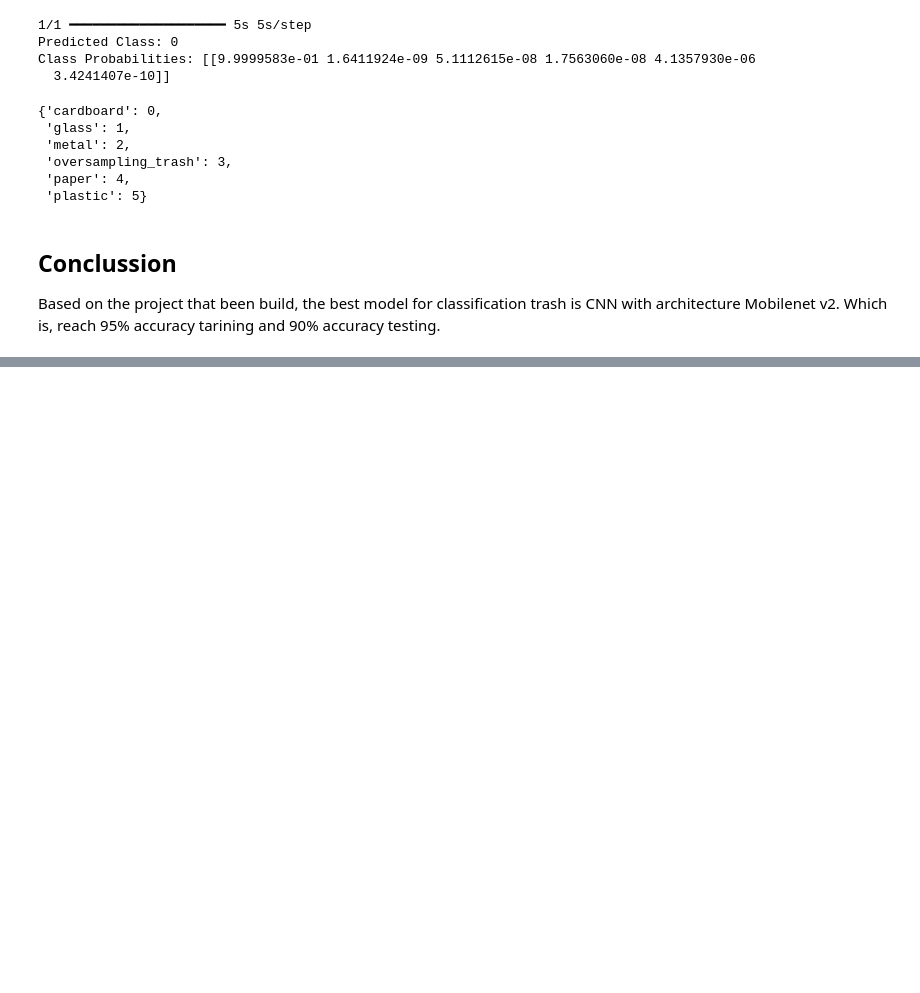
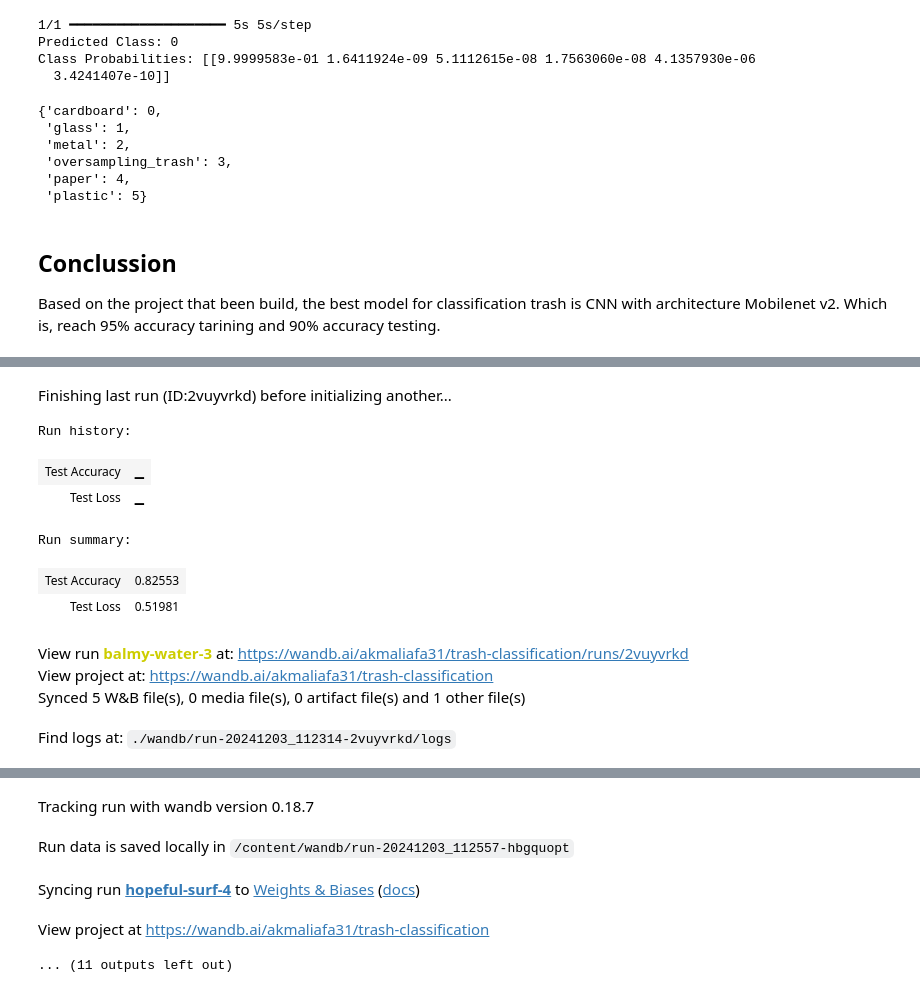
Before and after one commit to akmalia3/TRASH-CLASSIFICATION, a Jupyter notebook: Trash_Classification_CNN_Mobilenet_v2.ipynb, the cells around one changed output, grey strips where cells are left out. Drawn from its saved outputs; the diff is of its cells as text; code cells hidden in the pictures; blank space fills up the shorter version.

```diff
--- a/Trash_Classification_CNN_Mobilenet_v2.ipynb
+++ b/Trash_Classification_CNN_Mobilenet_v2.ipynb
@@ -967,0 +1000,58 @@ Based on the project that been build, the best model for classification trash is
+# %%
+import wandb
+from keras.models import load_model
+
+# Step 1: Initialize W&B
+wandb.init(
+    project="trash-classification",  # Replace with your project name
+    config={
+        "architecture": "CNN Mobilenetv2",
+        "dataset": "Trashnet",
+    }
+)
+
+# Step 2: Load the Pretrained Model
+model = load_model('/content/cnn_trash_classification_model.h5')  # Replace with your model file
+
+# Step 3: Evaluate the Model on Test Data
+test_loss, test_accuracy = model.evaluate(test_generator)
+
+# Step 4: Log Evaluation Metrics
+wandb.log({"Test Loss": test_loss, "Test Accuracy": test_accuracy})
+
+# Step 5: Log the Model Weights
+model.save('model_logged.h5')
+wandb.save('model_logged.h5')  # Save model to W&B
+
+# Step 6: [Optional] Log Predictions
+# Get the first 10 batches of data from the test_generator
+test_data = []
+test_labels = []
+for i in range(10):
+    batch_x, batch_y = test_generator.__next__()  # Get the next batch
+    test_data.extend(batch_x)
+    test_labels.extend(batch_y)
+
+test_data = np.array(test_data)
+test_labels = np.array(test_labels)
+
+# Predict on the extracted test data
+predictions = model.predict(test_data)
+
+# Log predictions
+wandb.log({"predictions": predictions.tolist()})
+
+# Step 7: Finish the W&B Run
+wandb.finish()
+# %% [output]
+Finishing last run (ID:2vuyvrkd) before initializing another...
+Run history:
+| Test Accuracy | ▁ |
+| Test Loss | ▁ |
+Run summary:
+| Test Accuracy | 0.82553 |
+| Test Loss | 0.51981 |
+View run balmy-water-3 at: https://wandb.ai/akmaliafa31/trash-classification/runs/2vuyvrkd
+View project at: https://wandb.ai/akmaliafa31/trash-classification
+Synced 5 W&B file(s), 0 media file(s), 0 artifact file(s) and 1 other file(s)
+Find logs at: ./wandb/run-20241203_112314-2vuyvrkd/logs
@@ -967,0 +1059,5 @@ Based on the project that been build, the best model for classification trash is
+Tracking run with wandb version 0.18.7
+Run data is saved locally in /content/wandb/run-20241203_112557-hbgquopt
+Syncing run hopeful-surf-4 to Weights & Biases (docs)
+View project at https://wandb.ai/akmaliafa31/trash-classification
+... (11 outputs left out)
```
Also changed, not shown: parts of 4 cells of this notebook.
